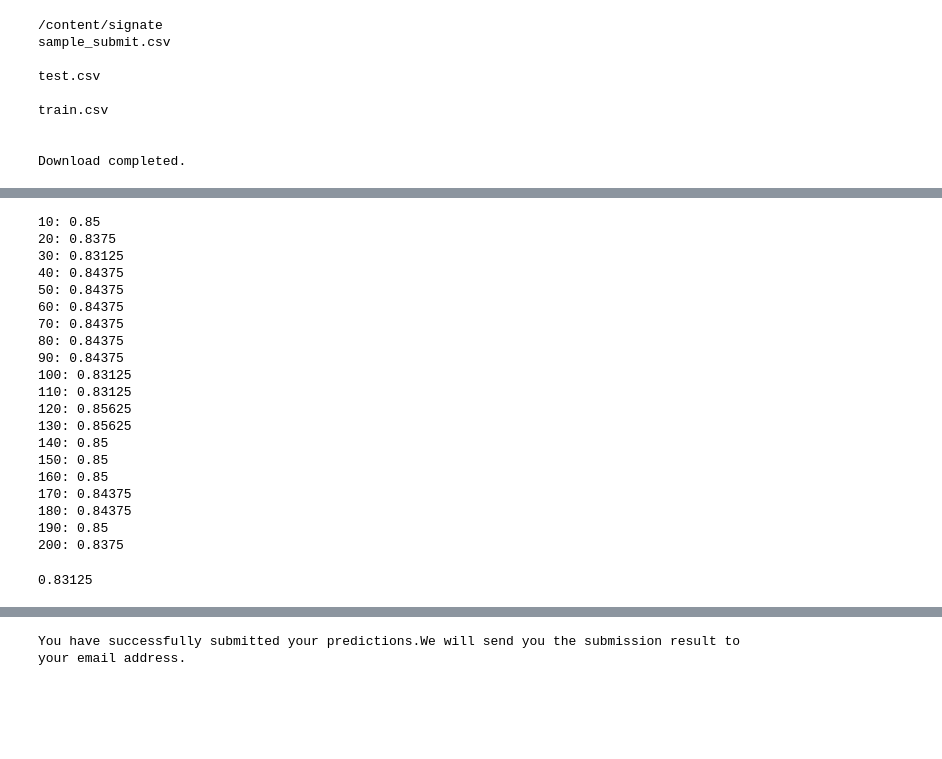
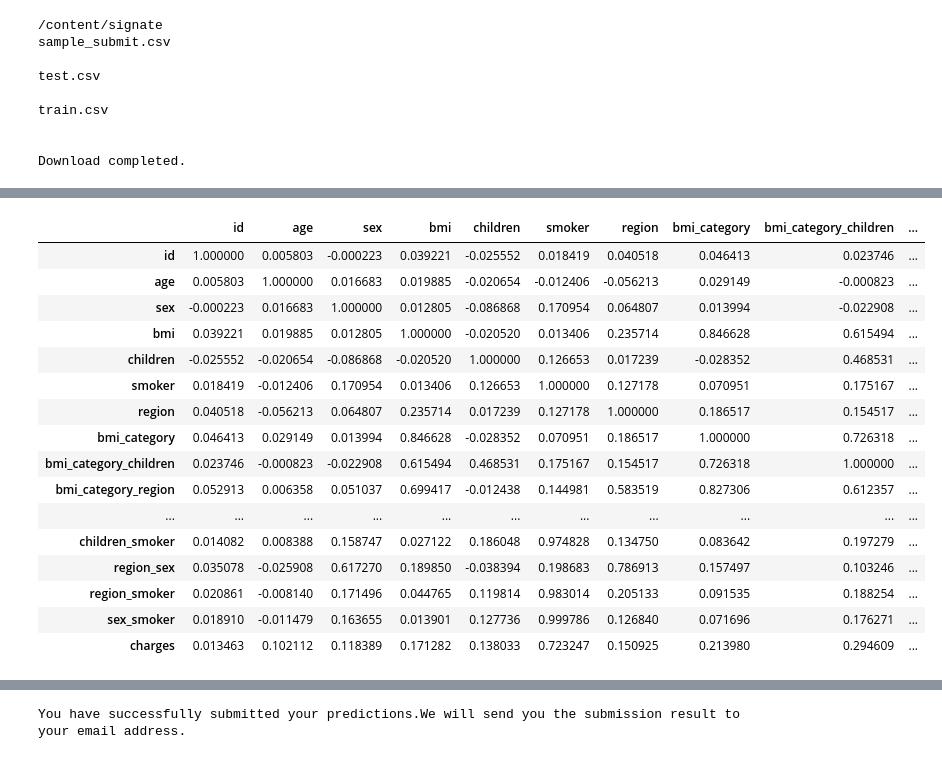
Before and after one commit to vsunday/gcolab, a Jupyter notebook: comp_11.ipynb, the cells around one changed output, grey strips where cells are left out. Cells and saved outputs as stored; diff of their text form; code cells hidden in the pictures; blank space fills up the shorter version.

```diff
--- a/comp_11.ipynb
+++ b/comp_11.ipynb
@@ -91,36 +72,0 @@ train_engd.head()
-# %%
-# simple random forest classifier
-X_train, X_test, y_train, y_test = train_test_split(train_engd.drop('charges',axis=1), train_engd['charges'], test_size=.1, random_state=1)
-for n in range(10,210,10):
-  classifier = RandomForestClassifier(n_estimators=n)
-  classifier.fit(X_train, y_train)
-  preds = classifier.predict(X_test)
-  print(f'{n}: {sklearn.metrics.accuracy_score(y_test, preds)}')
-# %% [output]
-10: 0.85
-20: 0.8375
-30: 0.83125
-40: 0.84375
-50: 0.84375
-60: 0.84375
-70: 0.84375
-80: 0.84375
-90: 0.84375
-100: 0.83125
-110: 0.83125
-120: 0.85625
-130: 0.85625
-140: 0.85
-150: 0.85
-160: 0.85
-170: 0.84375
-180: 0.84375
-190: 0.85
-200: 0.8375
-# %%
-classifier = RandomForestClassifier(n_estimators=100)
-classifier.fit(X_train, y_train)
-preds = classifier.predict(X_test)
-sklearn.metrics.accuracy_score(y_test, preds)
-# %% [output]
-0.83125
@@ -126,0 +128,20 @@ sklearn.metrics.accuracy_score(y_test, preds)
+# %%
+train_engd.corr().style.background_gradient(cmap='coolwarm')
+# %% [output]
+|  | id | age | sex | bmi | children | smoker | region | bmi_category | bmi_category_children | ... |
+| id | 1.000000 | 0.005803 | -0.000223 | 0.039221 | -0.025552 | 0.018419 | 0.040518 | 0.046413 | 0.023746 | ... |
+| age | 0.005803 | 1.000000 | 0.016683 | 0.019885 | -0.020654 | -0.012406 | -0.056213 | 0.029149 | -0.000823 | ... |
+| sex | -0.000223 | 0.016683 | 1.000000 | 0.012805 | -0.086868 | 0.170954 | 0.064807 | 0.013994 | -0.022908 | ... |
+| bmi | 0.039221 | 0.019885 | 0.012805 | 1.000000 | -0.020520 | 0.013406 | 0.235714 | 0.846628 | 0.615494 | ... |
+| children | -0.025552 | -0.020654 | -0.086868 | -0.020520 | 1.000000 | 0.126653 | 0.017239 | -0.028352 | 0.468531 | ... |
+| smoker | 0.018419 | -0.012406 | 0.170954 | 0.013406 | 0.126653 | 1.000000 | 0.127178 | 0.070951 | 0.175167 | ... |
+| region | 0.040518 | -0.056213 | 0.064807 | 0.235714 | 0.017239 | 0.127178 | 1.000000 | 0.186517 | 0.154517 | ... |
+| bmi_category | 0.046413 | 0.029149 | 0.013994 | 0.846628 | -0.028352 | 0.070951 | 0.186517 | 1.000000 | 0.726318 | ... |
+| bmi_category_children | 0.023746 | -0.000823 | -0.022908 | 0.615494 | 0.468531 | 0.175167 | 0.154517 | 0.726318 | 1.000000 | ... |
+| bmi_category_region | 0.052913 | 0.006358 | 0.051037 | 0.699417 | -0.012438 | 0.144981 | 0.583519 | 0.827306 | 0.612357 | ... |
+| ... | ... | ... | ... | ... | ... | ... | ... | ... | ... | ... |
+| children_smoker | 0.014082 | 0.008388 | 0.158747 | 0.027122 | 0.186048 | 0.974828 | 0.134750 | 0.083642 | 0.197279 | ... |
+| region_sex | 0.035078 | -0.025908 | 0.617270 | 0.189850 | -0.038394 | 0.198683 | 0.786913 | 0.157497 | 0.103246 | ... |
+| region_smoker | 0.020861 | -0.008140 | 0.171496 | 0.044765 | 0.119814 | 0.983014 | 0.205133 | 0.091535 | 0.188254 | ... |
+| sex_smoker | 0.018910 | -0.011479 | 0.163655 | 0.013901 | 0.127736 | 0.999786 | 0.126840 | 0.071696 | 0.176271 | ... |
+| charges | 0.013463 | 0.102112 | 0.118389 | 0.171282 | 0.138033 | 0.723247 | 0.150925 | 0.213980 | 0.294609 | ... |
```
Also changed, not shown: parts of 14 cells of this notebook.
